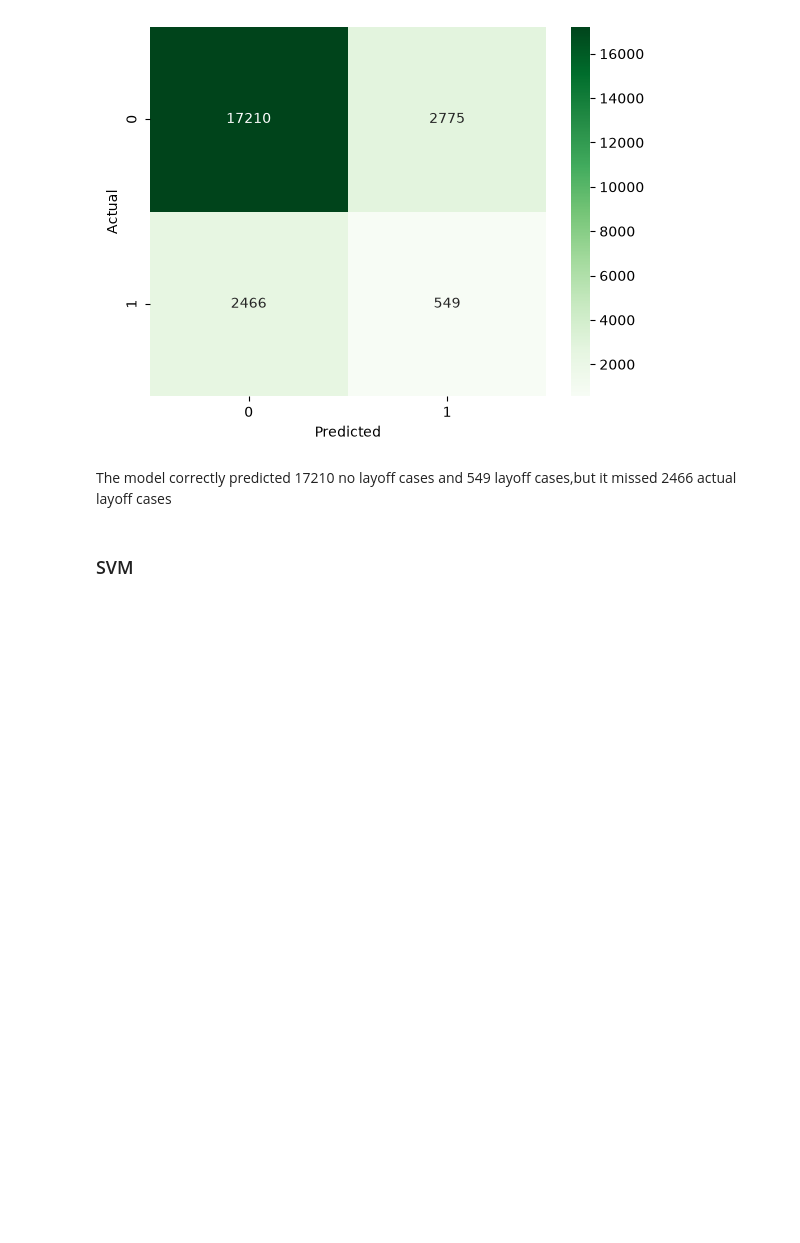
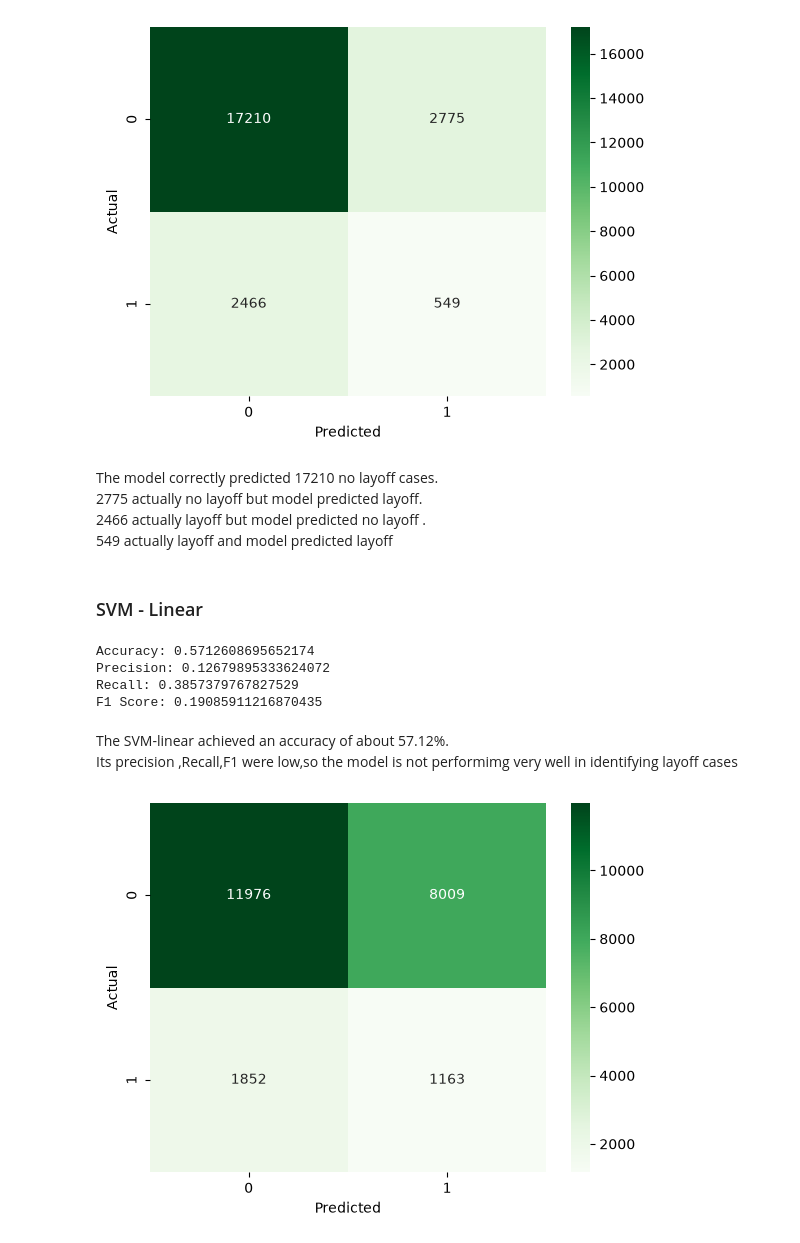
Before and after one commit to itsvartika23/vartika_model_train_task_2, a Jupyter notebook: Model_Training.ipynb, the cells around one changed output. Saved outputs shown, nothing was run; the diff lists cells and outputs as text; code cells hidden in the pictures; blank space fills up the shorter version.

```diff
--- a/Model_Training.ipynb
+++ b/Model_Training.ipynb
@@ -546,6 +548,43 @@ plt.show()
 # %% [output]
 [figure]
 # %% [markdown]
-The model correctly predicted 17210 no layoff cases and 549 layoff cases,but it missed 2466 actual layoff cases
+The model correctly predicted 17210 no layoff cases. <br>
+2775 actually no layoff but model predicted layoff.<br>
+2466 actually layoff but model predicted no layoff .<br>
+549 actually layoff and model predicted layoff
 # %% [markdown]
-### SVM
+### SVM - Linear
+# %%
+from sklearn.svm import SVC
+
+svm_linear = SVC(kernel='linear', max_iter=5000)
+svm_linear.fit(X_train_scaled, y_train)
+
+predict_svm_linear = svm_linear.predict(X_test_scaled)
+# %%
+from sklearn.metrics import accuracy_score, precision_score, recall_score, f1_score
+
+print("Accuracy:", accuracy_score(y_test, predict_svm_linear))
+print("Precision:", precision_score(y_test, predict_svm_linear))
+print("Recall:", recall_score(y_test, predict_svm_linear))
+print("F1 Score:", f1_score(y_test, predict_svm_linear))
+# %% [output]
+Accuracy: 0.5712608695652174
+Precision: 0.12679895333624072
+Recall: 0.3857379767827529
+F1 Score: 0.19085911216870435
+# %% [markdown]
+The SVM-linear achieved an accuracy of about 57.12%.<br>
+Its precision ,Recall,F1 were low,so the model is not performimg very well in identifying layoff cases <br>
+# %%
+from sklearn.metrics import confusion_matrix
+import seaborn as sns
+import matplotlib.pyplot as plt
+
+cm = confusion_matrix(y_test, predict_svm_linear)
+sns.heatmap(cm, annot=True, fmt='d',cmap='Greens')
+plt.xlabel("Predicted")
+plt.ylabel("Actual")
+plt.show()
+# %% [output]
+[figure, added]
```
Also changed, not shown: parts of 13 cells of this notebook.
